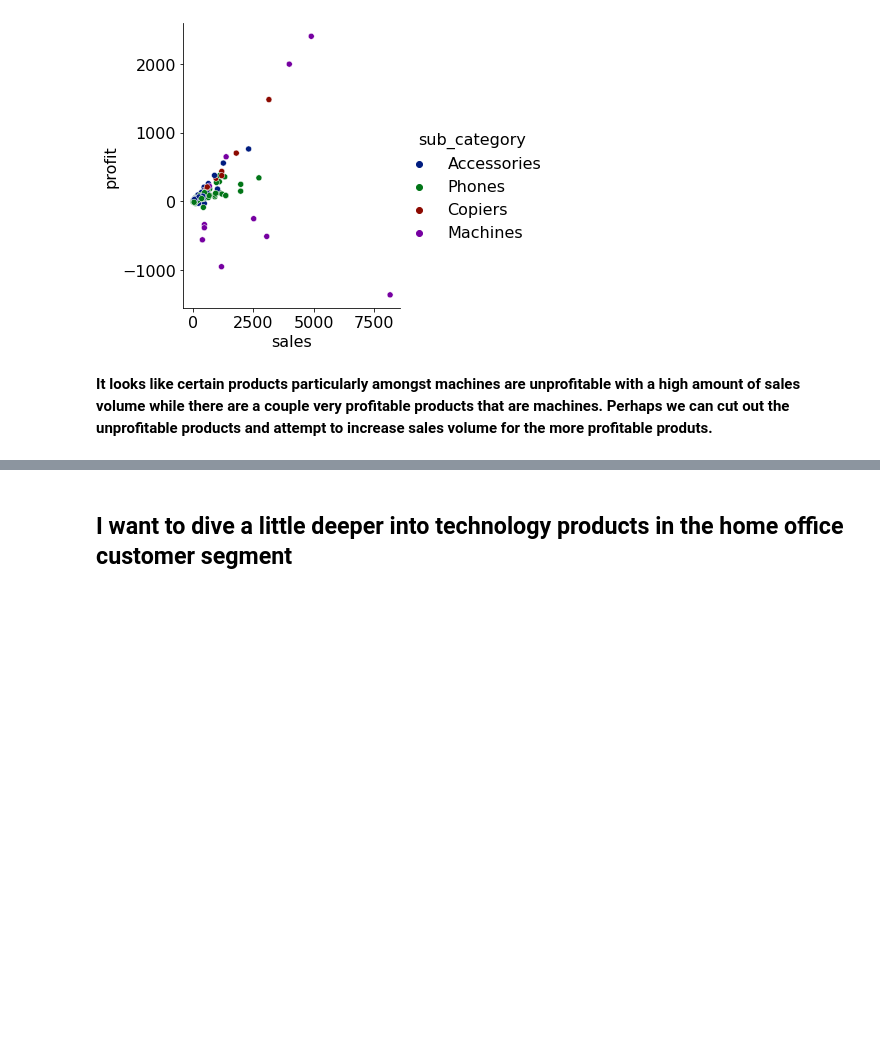
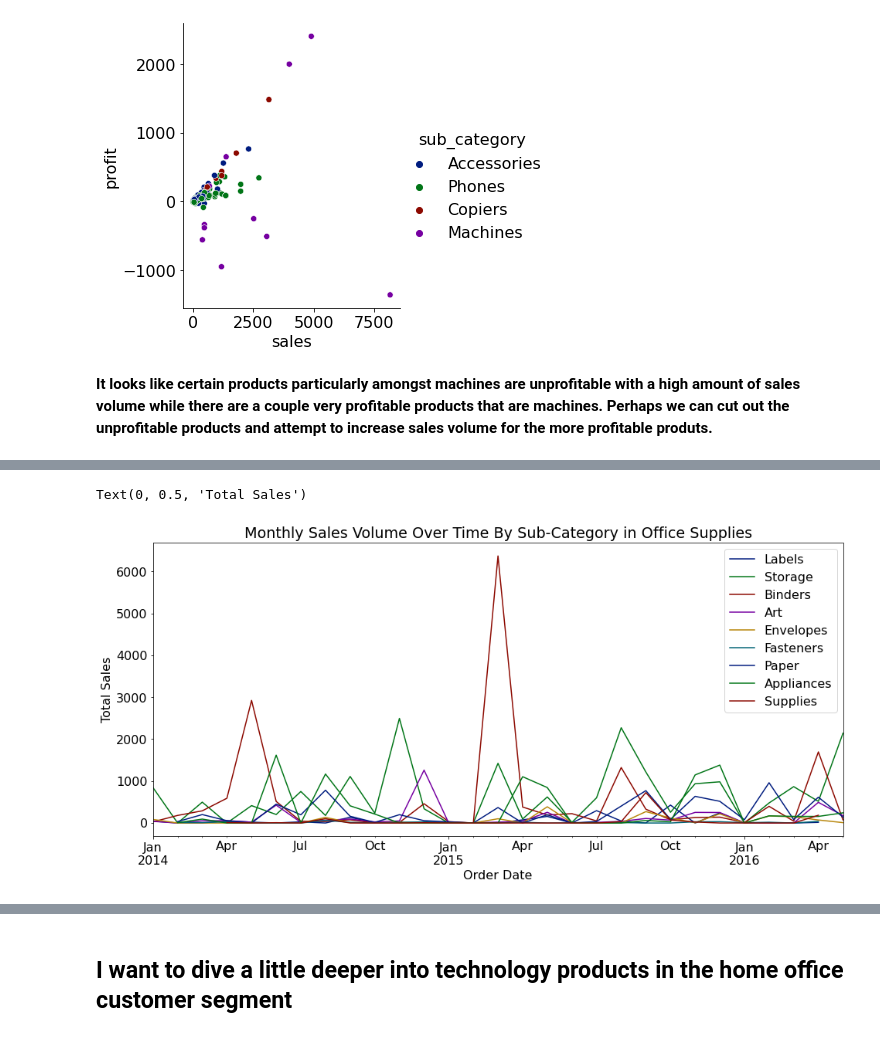
Before and after one commit to Kristofer-Rivera-and-Oliver-Ton/time_series_project, a Jupyter notebook: rivera_working_notebook.ipynb, the cells around one changed output, grey strips where cells are left out. Cells and saved outputs as stored; diff of their text form; code cells hidden in the pictures; blank space fills up the shorter version.

```diff
--- a/rivera_working_notebook.ipynb
+++ b/rivera_working_notebook.ipynb
@@ -461,0 +472,10 @@ sns.relplot(x='sales', y='profit', data = technology, hue = 'sub_category')
+# %%
+for c in office_supplies.sub_category.unique():
+    sample = office_supplies[office_supplies.sub_category == c]
+    sample.resample('M').sales.sum().plot(label=c)
+    plt.legend()
+plt.title("Monthly Sales Volume Over Time By Sub-Category in Office Supplies")
+plt.ylabel("Total Sales")
+# %% [output]
+Text(0, 0.5, 'Total Sales')
+[figure, added]
```
Also changed, not shown: parts of 27 cells of this notebook.
